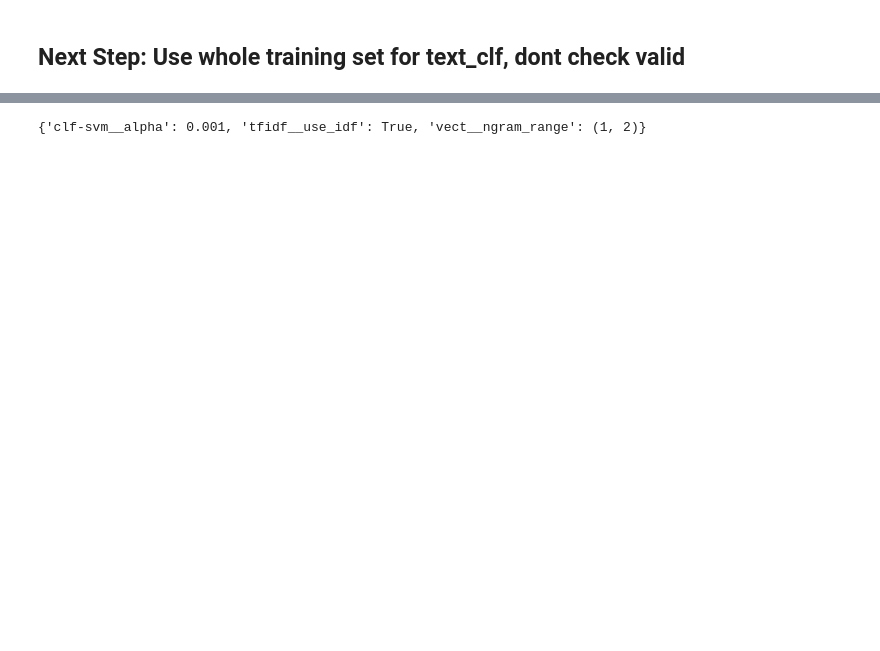
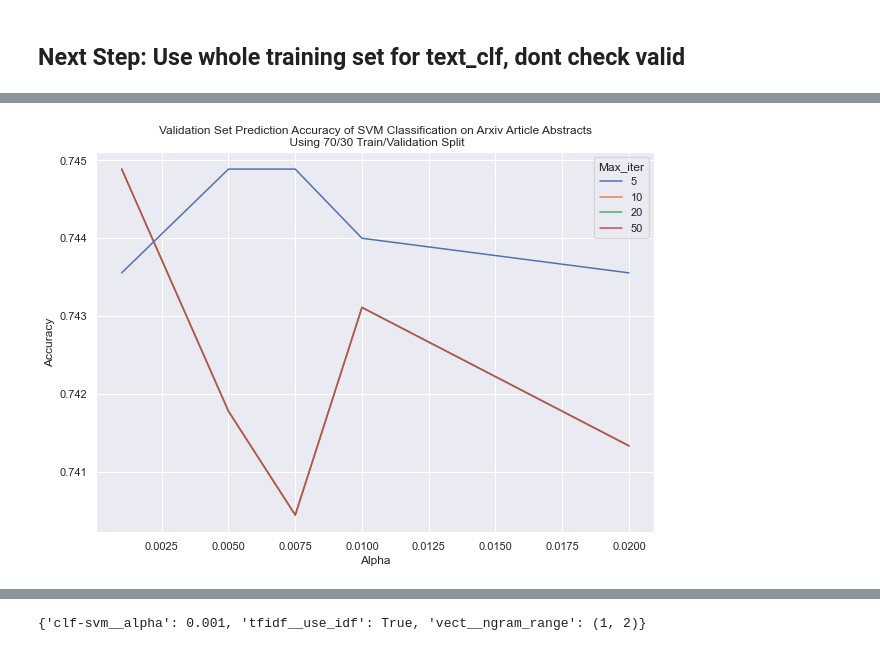
Before and after one commit to matteo-esposito/ift-6390, a Jupyter notebook: kaggle/arxiv_classification/notebooks/thegoodnotebook.ipynb, the cells around one changed output, grey strips where cells are left out. Drawn from its saved outputs; the diff is of its cells as text; code cells hidden in the pictures; blank space fills up the shorter version.

```diff
--- a/kaggle/arxiv_classification/notebooks/thegoodnotebook.ipynb
+++ b/kaggle/arxiv_classification/notebooks/thegoodnotebook.ipynb
@@ -129,3 +132,23 @@ np.mean(predicted_svm == valid['Category'])
+# %%
+d = {"Max_iter": [5,5,5,5,5,10,10,10,10,10,20,20,20,20,20,50,50,50,50,50],
+	"Alpha": [0.001, 0.005, 0.0075, 0.01, 0.02,0.001, 0.005, 0.0075, 0.01, 0.02,0.001, 0.005, 0.0075, 0.01, 0.02, 0.001, 0.005, 0.0075, 0.01, 0.02],
+	"Accuracy": [0.7435555555555555, 0.7448888888888889, 0.7448888888888889, 0.744, 0.7435555555555555,
+               0.7448888888888889, 0.7417777777777778, 0.7404444444444445, 0.7431111111111111, 0.7413333333333333,
+               0.7448888888888889, 0.7417777777777778, 0.7404444444444445, 0.7431111111111111, 0.7413333333333333,
+               0.7448888888888889, 0.7417777777777778, 0.7404444444444445, 0.7431111111111111, 0.7413333333333333]
+	}
+df=pd.DataFrame(data=d)
+# %%
+import matplotlib.pyplot as plt
+import seaborn as sns
+sns.set_theme()
+plt.figure(figsize=(10, 7))
+plt.title('Validation Set Prediction Accuracy of SVM Classification on Arxiv Article Abstracts\n Using 70/30 Train/Validation Split')
+sns.lineplot(x="Alpha", y="Accuracy", palette="deep", hue="Max_iter", data=df)
+plt.savefig('compareSVM.png')
+plt.show();
+# %% [output]
+[figure, added]
 # %%
 # Grid Search
 # Here, we are creating a list of parameters for which we would like to do performance tuning.
```
Also changed, not shown: parts of 16 cells of this notebook, 1 other file.
